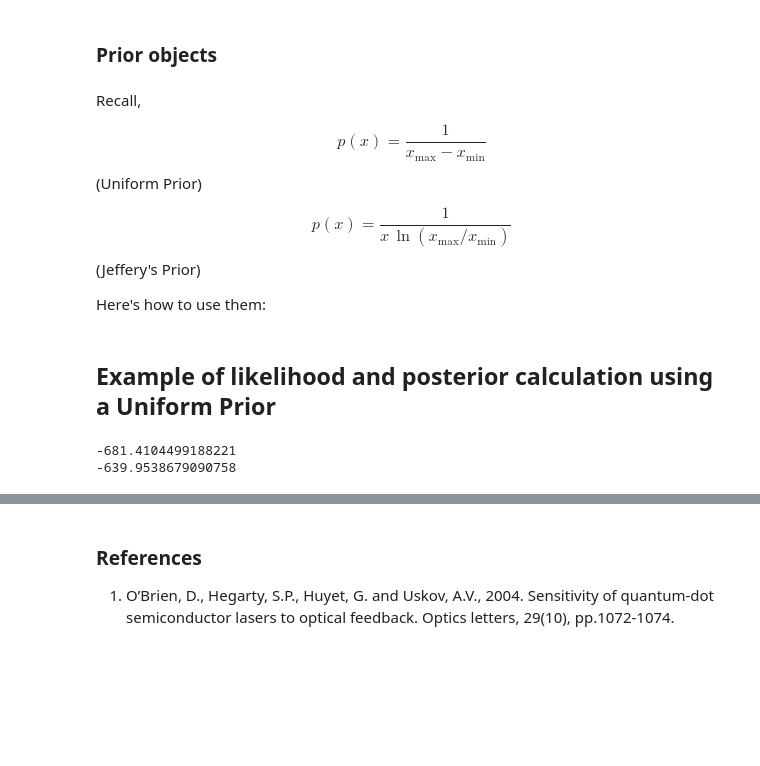
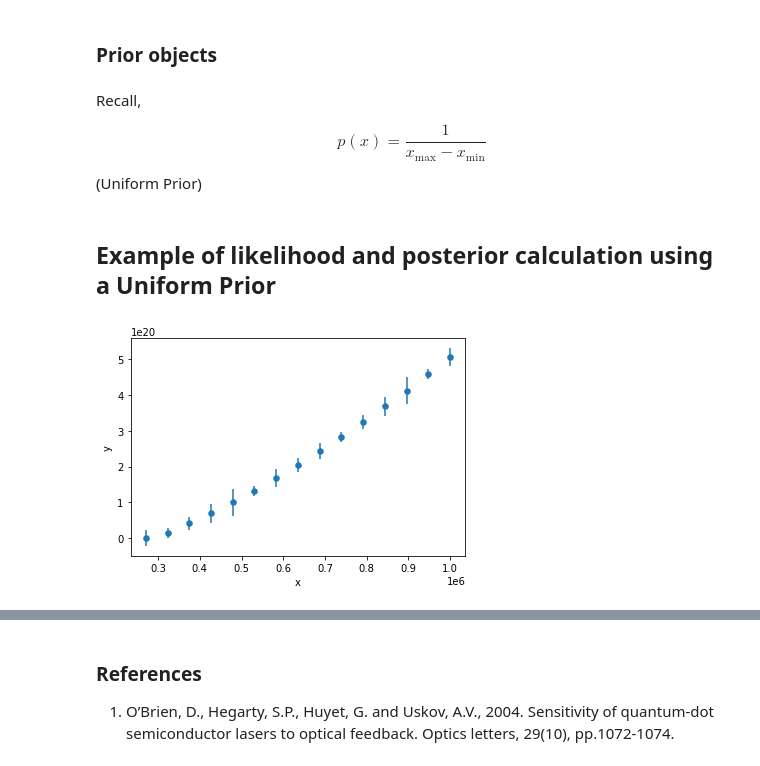
Before and after one commit to phys201/qd_laser_dynamics, a Jupyter notebook: tutorial.ipynb, the cells around one changed output, grey strips where cells are left out. Cells and saved outputs as stored; diff of their text form; code cells hidden in the pictures; blank space fills up the shorter version.

```diff
--- a/tutorial.ipynb
+++ b/tutorial.ipynb
@@ -55,7 +55,3 @@ $$
 Recall,
 
 $$p(x) = \frac{1}{x_{\mathrm{max}}-x_{\mathrm{min}}}$$ (Uniform Prior)
-
-$$p(x) = \frac{1}{x \,\ln\left(x_{\mathrm{max}}/x_{\mathrm{min}}\right)}$$ (Jeffery's Prior)
-
-Here's how to use them:
@@ -68,21 +72,24 @@ from example.inference.model import JefferysPrior, UniformPrior, LogLikelihood
 # %%
 import pandas as pd
 dataHBL = pd.DataFrame({ 'x': [270526, 322632, 374737, 426842, 478947, 531053, 583158, 635263, 687368, 739474,
                                791579, 843684, 895789, 947895, 1000000],
                          'y': [16320651054.799805 , 1.5083098256933988e+19, 4.088297611800159e+19, 6.922358218104778e+19,
                                9.992340135914494e+19, 1.3280368221726885e+20, 1.677071608127957e+20, 2.0449461918170448e+20,
                                2.4304211200931892e+20, 2.832387185307339e+20, 3.249847029344283e+20, 3.6818999602051704e+20,
                                4.127729320605625e+20, 4.586591902554361e+20, 5.057809018304661e+20],
                          'sigma_y': [2.18738E+19, 1.41619E+19, 1.94991E+19, 2.57733E+19, 3.71496E+19, 1.37598E+19,
                                      2.5289E+19, 2.04495E+19, 2.18738E+19, 1.41619E+19, 1.94991E+19, 2.57733E+19,
                                      3.71496E+19, 1.37598E+19, 2.5289E+19]})
 
 x = dataHBL['x'][:]
 y = dataHBL['y'][:]
 sigma_y = dataHBL['sigma_y'][:]
 
-print(LogLikelihood(1e-20, x, y, sigma_y).logllh())
-print(LogLikelihood(1e-20, x, y, sigma_y).logpost(10e-21, 10e-19))
+## plot the test data
+parameter_samples = pd.DataFrame({'C': traces[0]})
+dataHBL.plot(x='x', y='y', kind='scatter', yerr='sigma_y', s=30)
+
+def log_posterior(theta, x, y, sigma_y):
+    return UniformPrior(10e-21, 10e-19).logp(10e-20) + LogLikelihood(theta, x, y, sigma_y).logllh()
 # %% [output]
--681.4104499188221
--639.9538679090758
+[figure, added]
```
Also changed, not shown: parts of 7 cells of this notebook, 1 other file.
